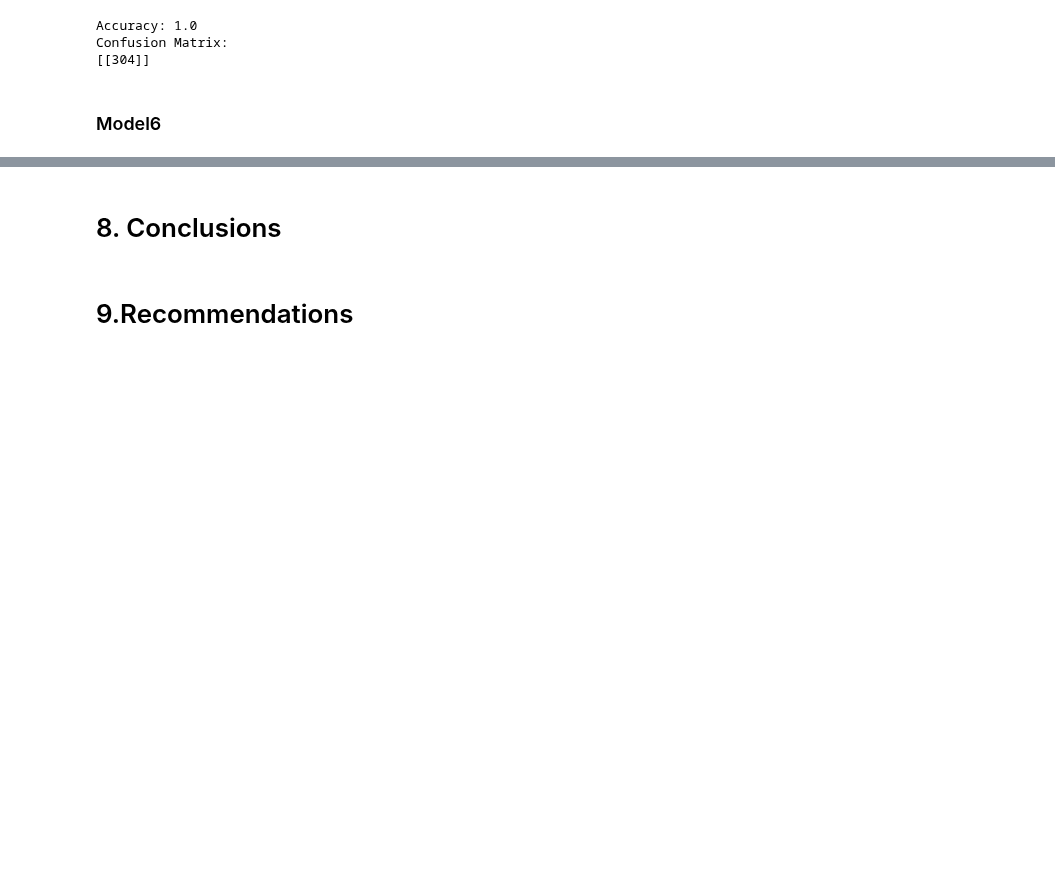
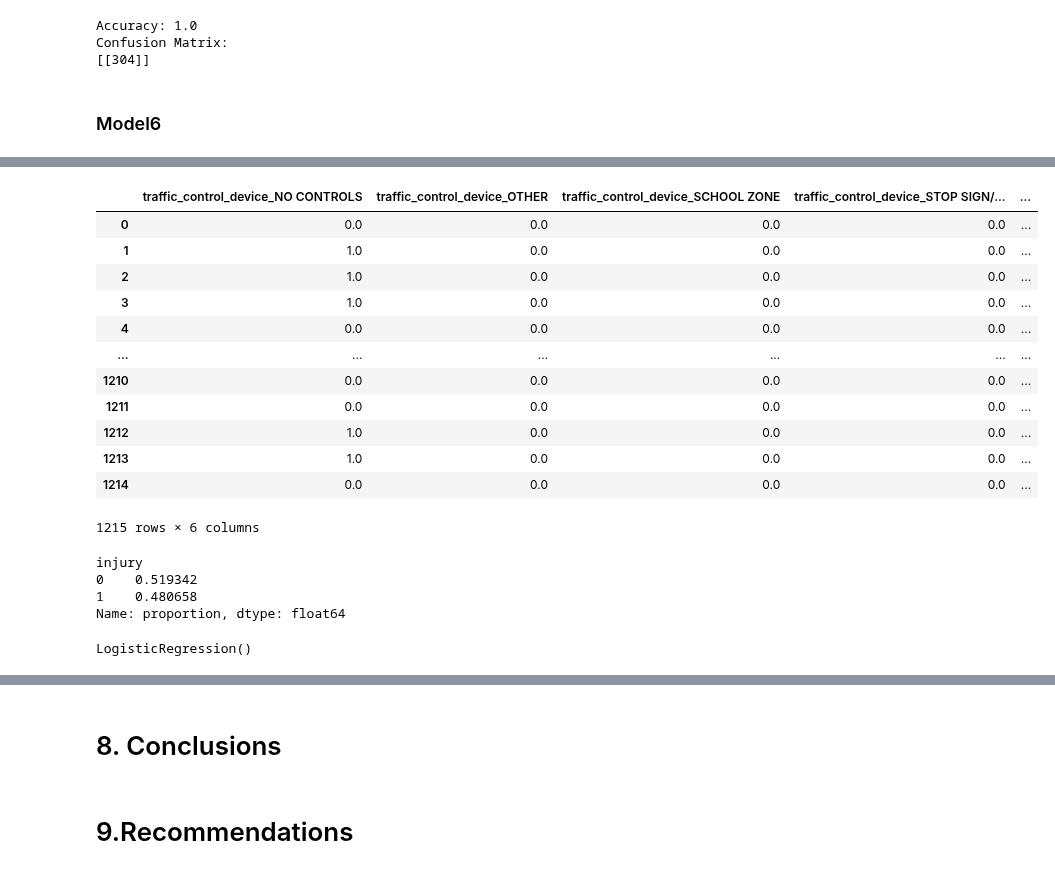
Before and after one commit to Ivan3864/dsc-Accidents-analysis, a Jupyter notebook: notebook.ipynb, the cells around one changed output, grey strips where cells are left out. Cells and saved outputs as stored; diff of their text form; code cells hidden in the pictures; blank space fills up the shorter version.

```diff
--- a/notebook.ipynb
+++ b/notebook.ipynb
@@ -666,0 +703,5 @@ Confusion Matrix:
+# %%
+# creating injury class: 0 = not injured, 1 = injured
+loc_df['injuries_total'] = loc_df['injuries_total'].map(lambda x: 1 if x > 0 else 0)
+loc_df.rename(columns={'injuries_total': 'injury'}, inplace=True)
+loc_df.head()
@@ -666,0 +715,7 @@ Confusion Matrix:
+# %%
+# setting X, y for train-test-split
+X_lr = loc_df.drop(columns= ['injury'])
+y_lr = loc_df['injury']
+
+# train-test-split, test_size = 25%, random_state = 42
+X_train_lr, X_test_lr, y_train_lr, y_test_lr = train_test_split(X_lr, y_lr, test_size = .2, random_state=1)
@@ -666,0 +734,36 @@ Confusion Matrix:
+# %%
+# accessing categorical columns from pipeline then converting to dataframe
+slice_pipe = preprocessing.named_transformers_['cat']
+cat_feat = slice_pipe.named_steps['encoder'].get_feature_names_out(col1)
+X_train_pp = pd.DataFrame(X_train_pp,columns=[*col2, *cat_feat])
+X_train_pp
+# %% [output]
+|  | traffic_control_device_NO CONTROLS | traffic_control_device_OTHER | traffic_control_device_SCHOOL ZONE | traffic_control_device_STOP SIGN/... | ... |
+| 0 | 0.0 | 0.0 | 0.0 | 0.0 | ... |
+| 1 | 1.0 | 0.0 | 0.0 | 0.0 | ... |
+| 2 | 1.0 | 0.0 | 0.0 | 0.0 | ... |
+| 3 | 1.0 | 0.0 | 0.0 | 0.0 | ... |
+| 4 | 0.0 | 0.0 | 0.0 | 0.0 | ... |
+| ... | ... | ... | ... | ... | ... |
+| 1210 | 0.0 | 0.0 | 0.0 | 0.0 | ... |
+| 1211 | 0.0 | 0.0 | 0.0 | 0.0 | ... |
+| 1212 | 1.0 | 0.0 | 0.0 | 0.0 | ... |
+| 1213 | 1.0 | 0.0 | 0.0 | 0.0 | ... |
+| 1214 | 0.0 | 0.0 | 0.0 | 0.0 | ... |
+1215 rows × 6 columns
+# %%
+# observing y_train(classes) count
+y_train_lr.value_counts(normalize=True)
+# %% [output]
+injury
+0    0.519342
+1    0.480658
+Name: proportion, dtype: float64
+# %%
+# instantiate and fit logisticregression
+log_reg = LogisticRegression()
+
+# fit the model
+log_reg.fit(X_train_pp, y_train_lr)
+# %% [output]
+LogisticRegression()
```
Also changed, not shown: parts of 22 cells of this notebook.
